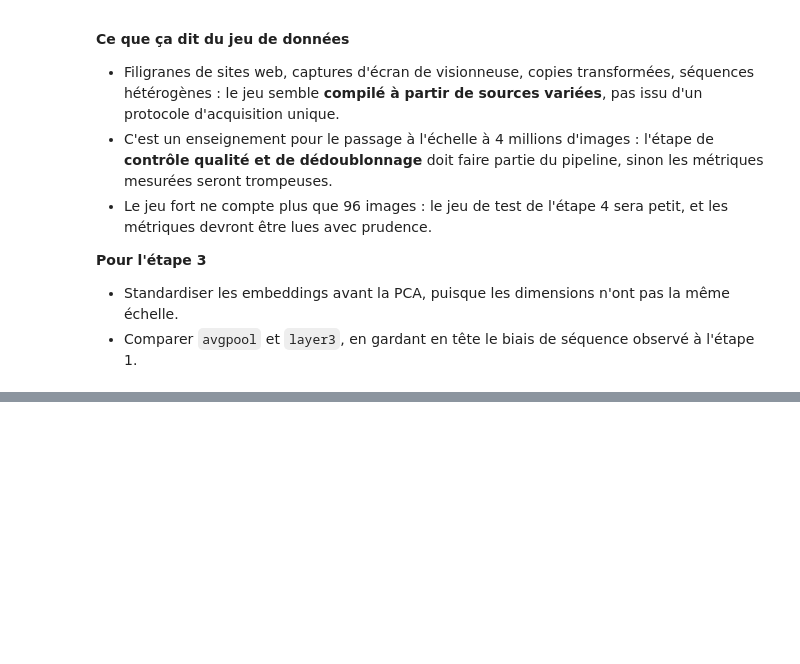
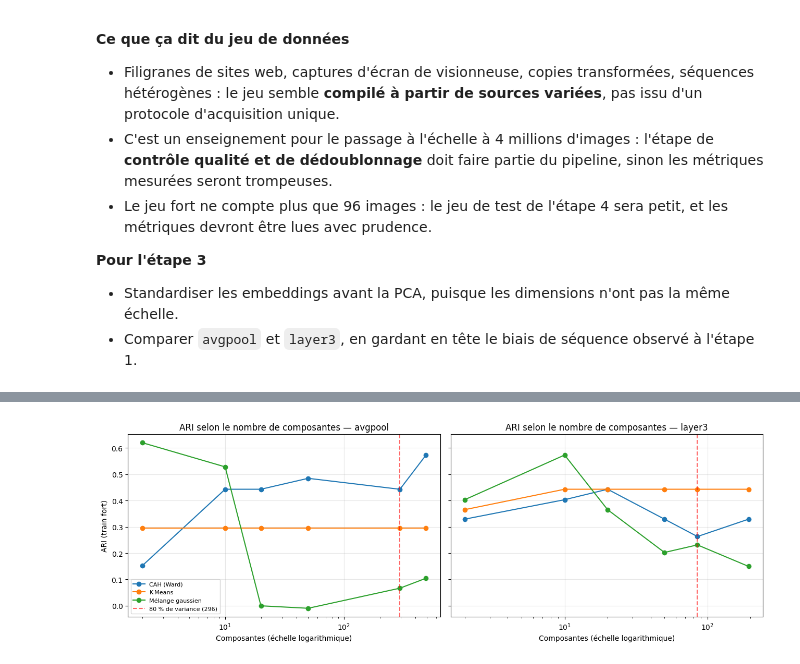
Before and after one commit to Hadri2T/Projet_7, a Jupyter notebook: notebooks/1_features_clustering.ipynb, the cells around one changed output, grey strips where cells are left out. Saved outputs shown, nothing was run; the diff lists cells and outputs as text; code cells hidden in the pictures; blank space fills up the shorter version.

```diff
--- a/notebooks/1_features_clustering.ipynb
+++ b/notebooks/1_features_clustering.ipynb
@@ -976,0 +806,23 @@ Name: count, dtype: int64
+# %%
+# Tailles testées : quelques valeurs rondes, puis les seuils de variance
+tailles = {name: sorted({2, 10, 20, 50, n_composantes[name], proj.shape[1]})
+           for name, proj in projections.items()}
+
+rows = []
+for name, proj in projections.items():
+    cum_var = np.cumsum(pca_models[name].explained_variance_ratio_)
+    for n in tailles[name]:
+        Z = proj[:, :n]
+        for algo, labels in run_clusterings(Z).items():
+            rows.append({
+                "couche": name,
+                "composantes": n,
+                "variance": cum_var[n - 1],
+                "algorithme": algo,
+                "ARI (train fort)": adjusted_rand_score(y_train, labels[train_mask]),
+                "silhouette": silhouette_score(Z, labels),
+            })
+
+sweep = pd.DataFrame(rows)
+sweep.pivot_table(index=["couche", "composantes", "variance"],
+                  columns="algorithme", values="ARI (train fort)").round(3)
@@ -976,0 +844,18 @@ Name: count, dtype: int64
+# %%
+fig, axes = plt.subplots(1, 2, figsize=(13, 4.5), sharey=True)
+for ax, name in zip(axes, projections):
+    sub = sweep[sweep["couche"] == name]
+    for algo, grp in sub.groupby("algorithme"):
+        ax.plot(grp["composantes"], grp["ARI (train fort)"], marker="o", label=algo)
+    ax.axvline(n_composantes[name], color="red", linestyle="--", alpha=0.6,
+               label=f"80 % de variance ({n_composantes[name]})")
+    ax.set_xscale("log")
+    ax.set_title(f"ARI selon le nombre de composantes — {name}")
+    ax.set_xlabel("Composantes (échelle logarithmique)")
+    ax.grid(alpha=0.3)
+axes[0].set_ylabel("ARI (train fort)")
+axes[0].legend(fontsize=8)
+plt.tight_layout()
+plt.show()
+# %% [output]
+[figure, added]
```
Also changed, not shown: parts of 51 cells of this notebook, 1 other file.
